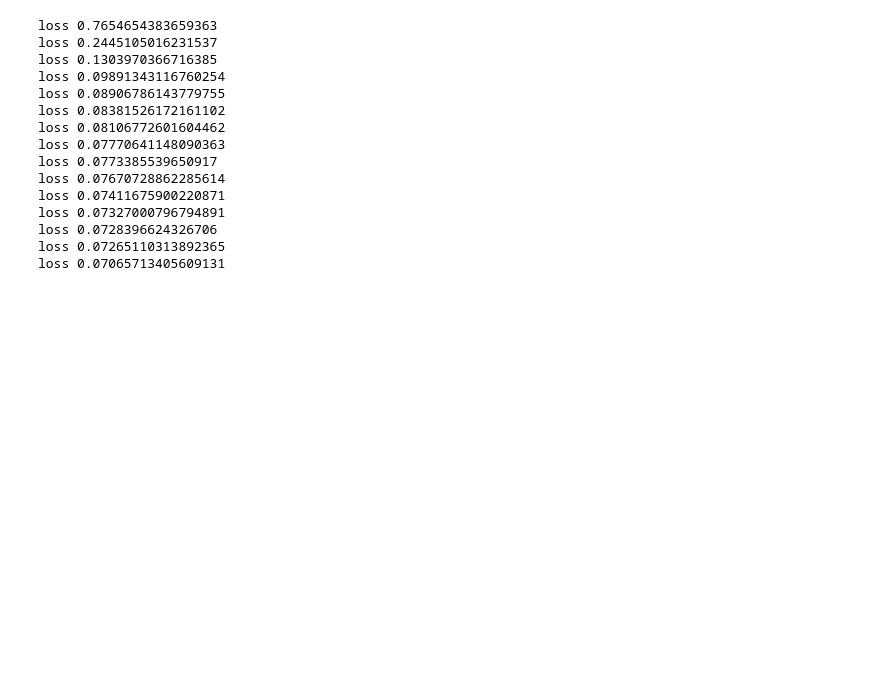
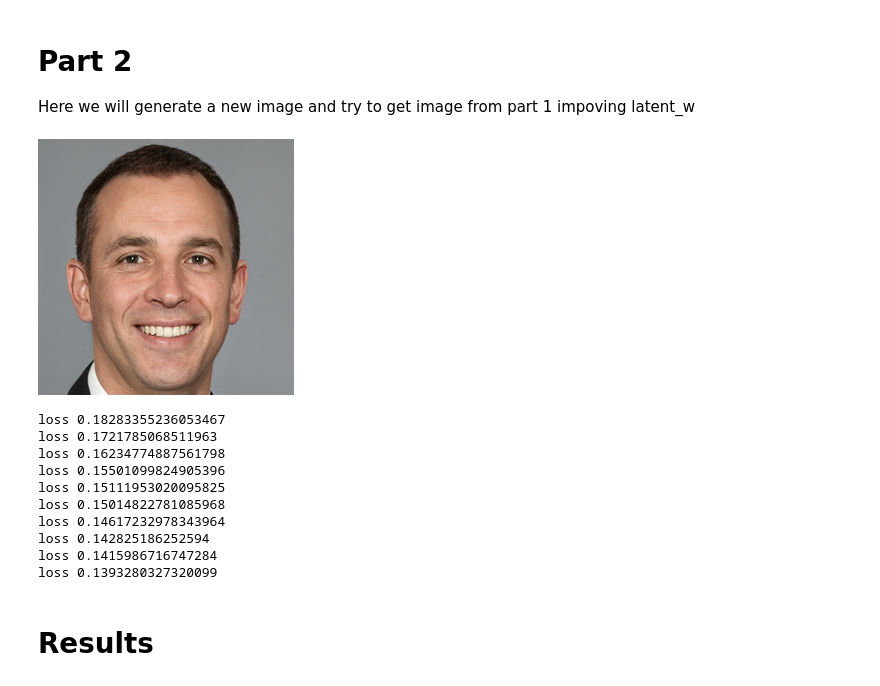
Before and after one commit to Kat-ies/Diploma, a Jupyter notebook: Diploma.ipynb, the cells around one changed output. Drawn from its saved outputs; the diff is of its cells as text; code cells hidden in the pictures; blank space fills up the shorter version.

```diff
--- a/Diploma.ipynb
+++ b/Diploma.ipynb
@@ -86,34 +92,36 @@ def init_generator(img_size=1024, latent_len=512, n_mlp=8, chanel_miltiplier=2,
+# %% [markdown]
+# **Part 2**
+Here we will generate a new image and try to get image from part 1 impoving latent_w
+# %%
+torch.manual_seed(12)
+
+sample_z = torch.randn(1, latent_len, dtype=torch.float32, device=torch.device(device))
+latent_w = torch.tensor(generator.get_latent(sample_z))
+
+input_image, input_latent = generator([latent_w], truncation=truncation, truncation_latent=trunc, input_is_latent=True, return_latents=True)
+
+input_img = Image.open('/content/stylegan2-pytorch/sample/input.png')
+input_img
+# %% [output]
+[figure, added]
 # %%
 from torch import nn
 
+loss_points = []
+latent_w = torch.tensor(input_latent, requires_grad=True)
+learning_rate = 0.1
+loss_fn = nn.MSELoss()
 
-loss_fn = nn.MSELoss()
-latent_len = 512
-device = 'cuda'
-torch.manual_seed(42)
-truncation = 0.7
-
-generator = init_generator(ckpt = '/content/drive/MyDrive/ДИ Диплом/models/550000.pt', img_size=256)
-
-sample_z = torch.randn(1, latent_len, dtype=torch.float32, device=torch.device(device), requires_grad=True)
-latent_w = torch.tensor(generator.get_latent(sample_z), requires_grad=True)
-
-trunc = generator.mean_latent(4096)
-
-loss_points = []
-
-for i in range(15000):
+for i in range(10000):
     step = i % 1000 # [0, ..., 9]
-    if step < 10:
+    if step < 9:
         learning_rate = 0.1
     else:
         learning_rate = 0.01
-
     optimizer = torch.optim.SGD([latent_w], lr=learning_rate, momentum=0.9)
     optimizer.zero_grad()
-    gan_image, _ = generator([latent_w], truncation=1, input_is_latent=True)
-
-    loss = loss_fn(gan_image, img_2_tensor)
+    gan_image, latent = generator([latent_w], truncation=truncation, truncation_latent=trunc, input_is_latent=True, return_latents=True)
+    loss = loss_fn(gan_image.to(device), goal_image)
     loss_points.append(loss.item())
     if i % 1000 == 0:
         print('loss', loss.item())
@@ -126,7 +134,7 @@ for i in range(15000):
         )
     latent_w.requires_grad_()
     loss.backward(retain_graph=True)
-    torch.nn.utils.clip_grad_norm_([laent_w], max_norm)
+   # torch.nn.utils.clip_grad_norm_([latent_w], max_norm)
     optimizer.step()
 
 
@@ -138,21 +146,18 @@ utils.save_image(
     range=(-1, 1),
 )
 # %% [output]
-loss 0.7654654383659363
-loss 0.2445105016231537
-loss 0.1303970366716385
-loss 0.09891343116760254
-loss 0.08906786143779755
-loss 0.08381526172161102
-loss 0.08106772601604462
-loss 0.07770641148090363
-loss 0.0773385539650917
-loss 0.07670728862285614
-loss 0.07411675900220871
-loss 0.07327000796794891
-loss 0.0728396624326706
-loss 0.07265110313892365
-loss 0.07065713405609131
+loss 0.18283355236053467
+loss 0.1721785068511963
+loss 0.16234774887561798
+loss 0.15501099824905396
+loss 0.15111953020095825
+loss 0.15014822781085968
+loss 0.14617232978343964
+loss 0.142825186252594
+loss 0.1415986716747284
+loss 0.1393280327320099
+# %% [markdown]
+# **Results**
 # %%
 import matplotlib.pyplot as plt
 import numpy as np
```
Also changed, not shown: parts of 24 cells of this notebook.
